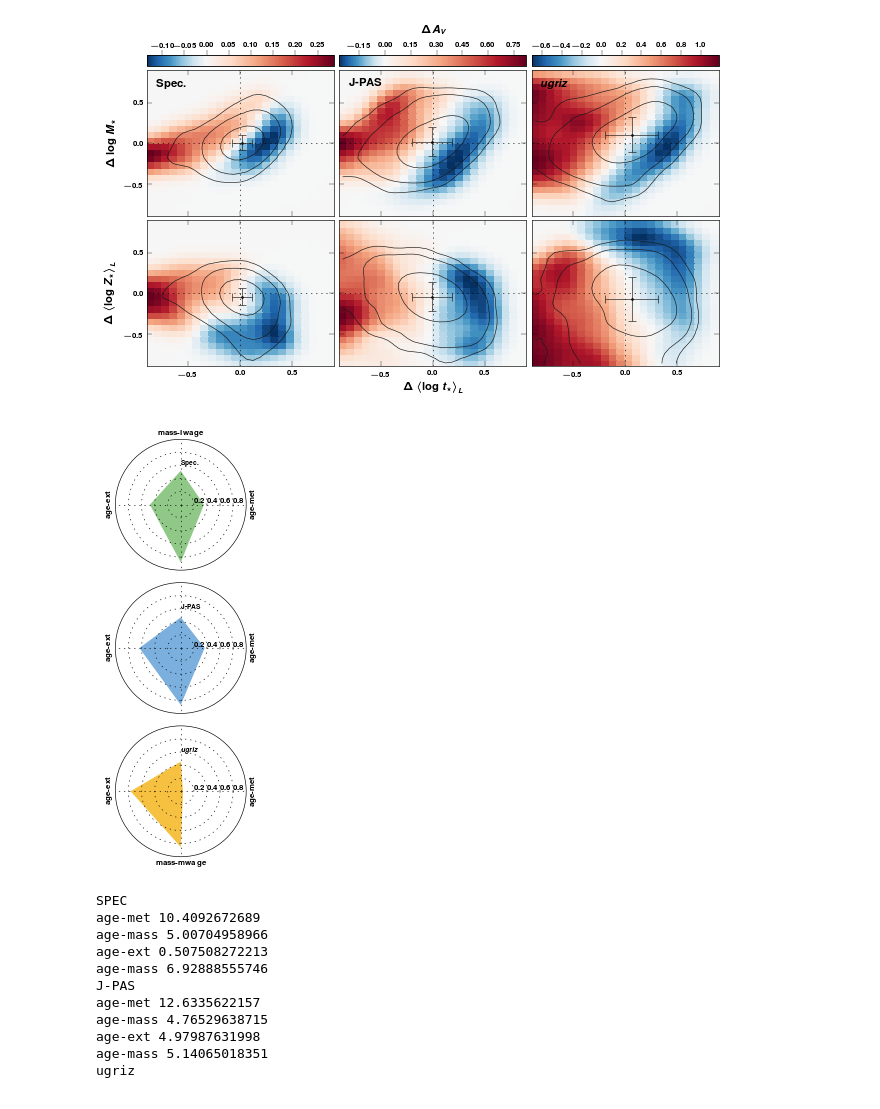
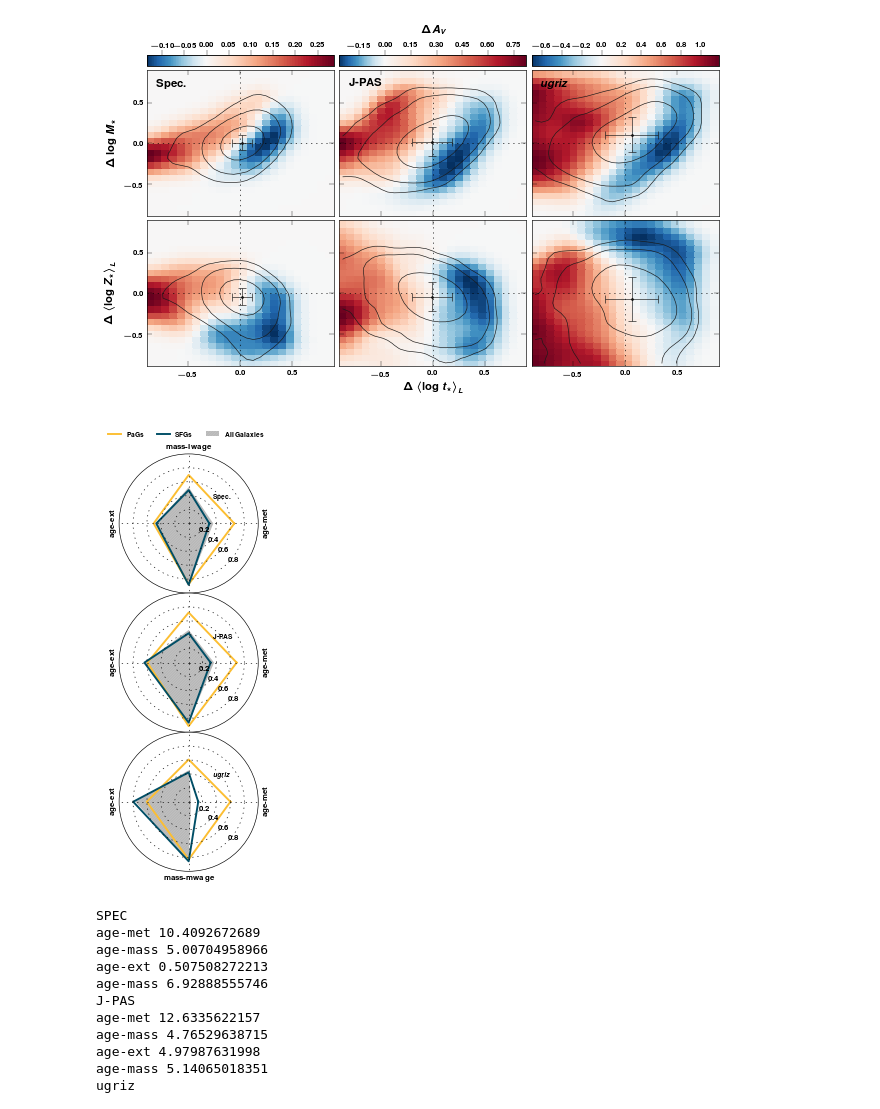
Before and after one commit to ajmejia/notebooks, a Jupyter notebook: TTANearbyUniverseCB13.ipynb, the cells around one changed output. Saved outputs shown, nothing was run; the diff lists cells and outputs as text; code cells hidden in the pictures.

Commit message:
adding galaxy types in degeneracies plot

```diff
--- a/TTANearbyUniverseCB13.ipynb
+++ b/TTANearbyUniverseCB13.ipynb
@@ -1308,41 +1308,56 @@ savefig("{}{}".format(od, name))
 # %%
 degeneracies = ("log_t_L", "log_Z_L"), ("log_t_L", "M"), ("log_t_L", "Av"), ("log_t_M", "M")
 thetas = 0.0, pi/2, pi, 1.5*pi
 labels = spec_lb, jpas_lb, sdss_lb
-colors = spec_cl, jpas_cl, sdss_cl
+colors = "#FCBE32", "#004E66"
 
-spec_deg, jpas_deg, sdss_deg = [], [], []
+spec_deg_pa, jpas_deg_pa, sdss_deg_pa = [], [], []
+spec_deg_sf, jpas_deg_sf, sdss_deg_sf = [], [], []
+spec_deg_al, jpas_deg_al, sdss_deg_al = [], [], []
 for degeneracy in degeneracies:
     x, y = degeneracy
 
-    spec_deg.append(abs(corrcoef(spec_res[x], spec_res[y])[0,1]))
-    jpas_deg.append(abs(corrcoef(jpas_res[x], jpas_res[y])[0,1]))
-    sdss_deg.append(abs(corrcoef(sdss_res[x], sdss_res[y])[0,1]))
-degs = [spec_deg, jpas_deg, sdss_deg]
+    spec_deg_pa.append(abs(corrcoef(spec_res[x][pags], spec_res[y][pags])[0,1]))
+    jpas_deg_pa.append(abs(corrcoef(jpas_res[x][pags], jpas_res[y][pags])[0,1]))
+    sdss_deg_pa.append(abs(corrcoef(sdss_res[x][pags], sdss_res[y][pags])[0,1]))
+
+    spec_deg_sf.append(abs(corrcoef(spec_res[x][sfgs], spec_res[y][sfgs])[0,1]))
+    jpas_deg_sf.append(abs(corrcoef(jpas_res[x][sfgs], jpas_res[y][sfgs])[0,1]))
+    sdss_deg_sf.append(abs(corrcoef(sdss_res[x][sfgs], sdss_res[y][sfgs])[0,1]))
+
+    spec_deg_al.append(abs(corrcoef(spec_res[x], spec_res[y])[0,1]))
+    jpas_deg_al.append(abs(corrcoef(jpas_res[x], jpas_res[y])[0,1]))
+    sdss_deg_al.append(abs(corrcoef(sdss_res[x], sdss_res[y])[0,1]))
+
+degs_pa = [spec_deg_pa, jpas_deg_pa, sdss_deg_pa]
+degs_sf = [spec_deg_sf, jpas_deg_sf, sdss_deg_sf]
+degs_al = [spec_deg_al, jpas_deg_al, sdss_deg_al]
 
 fig = figure(figsize=(3.3, 5))
 
-f = []
 for j, lb in enumerate(labels):
     ax = fig.add_subplot(3, 1, j+1, projection="polar")
     ax.set_rlim(0, 1)
-    ax.text(pi/2, 0.6, labels[j], fontsize=tsize)
+    ax.text(pi/4, 0.5, labels[j], fontsize=tsize)
 
-    ax.set_rgrids(linspace(0.2,0.8,4), angle=0)
+    ax.set_rgrids(linspace(0.2,0.8,4), angle=-45)
     if j==0: l, t = ax.set_thetagrids(degrees(thetas), labels=(r"\bf age-met",r"\bf mass-lwage",r"\bf age-ext",r""))
     if j==1: l, t = ax.set_thetagrids(degrees(thetas), labels=(r"\bf age-met",r"",r"\bf age-ext",r""))
     if j==2: l, t = ax.set_thetagrids(degrees(thetas), labels=(r"\bf age-met",r"",r"\bf age-ext",r"\bf mass-mwage"))
 
     for text in t[::2]: text.set_rotation(90)
 
-    f += [ax.fill_between(thetas+thetas[0:1], degs[j]+degs[j][0:1], facecolor=colors[j], edgecolor="none", label=labels[j])]
+    ax.fill_between(thetas+thetas[0:1], degs_al[j]+degs_al[j][0:1], hatch=hatching, color="0.7", facecolor="none", lw=0, label=algs_lb)
+    ax.plot(thetas+thetas[0:1], degs_pa[j]+degs_pa[j][0:1], "-", lw=1.5, color=colors[0], label=pags_lb)
+    ax.plot(thetas+thetas[0:1], degs_sf[j]+degs_sf[j][0:1], "-", lw=1.5, color=colors[1], label=sfgs_lb)
 
-#legend(f, labels, loc=(0,3.3), ncol=3)
+ax.legend(loc=(-0.1,3.1), ncol=3)
 fig.tight_layout()
+fig.subplots_adjust(hspace=0)
 
 savefig("{}degeneracies".format(od))
 # %% [output]
-[figure, old version]
+[figure, new version]
 # %%
 def model(x, pars):
     m, b = pars
```
